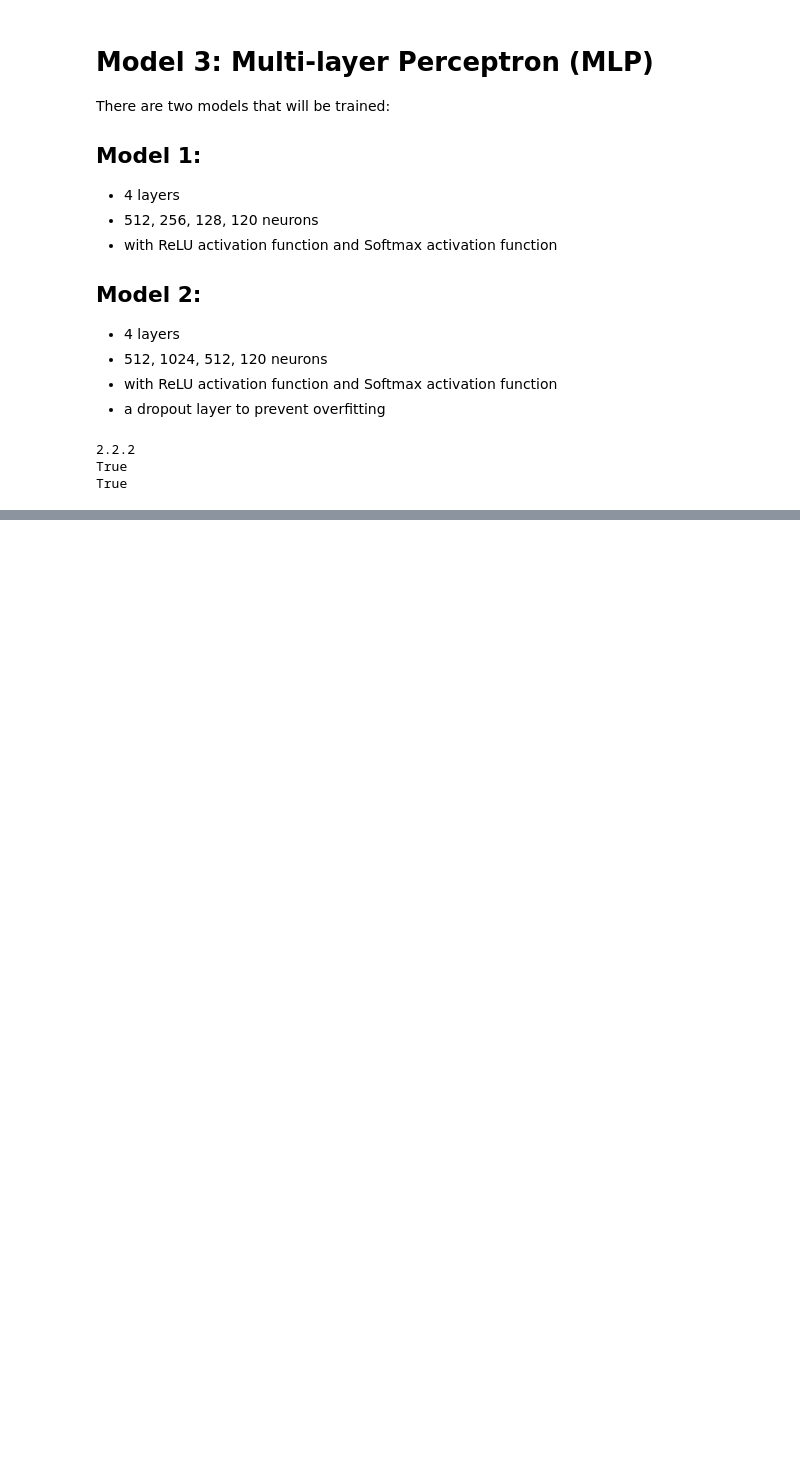
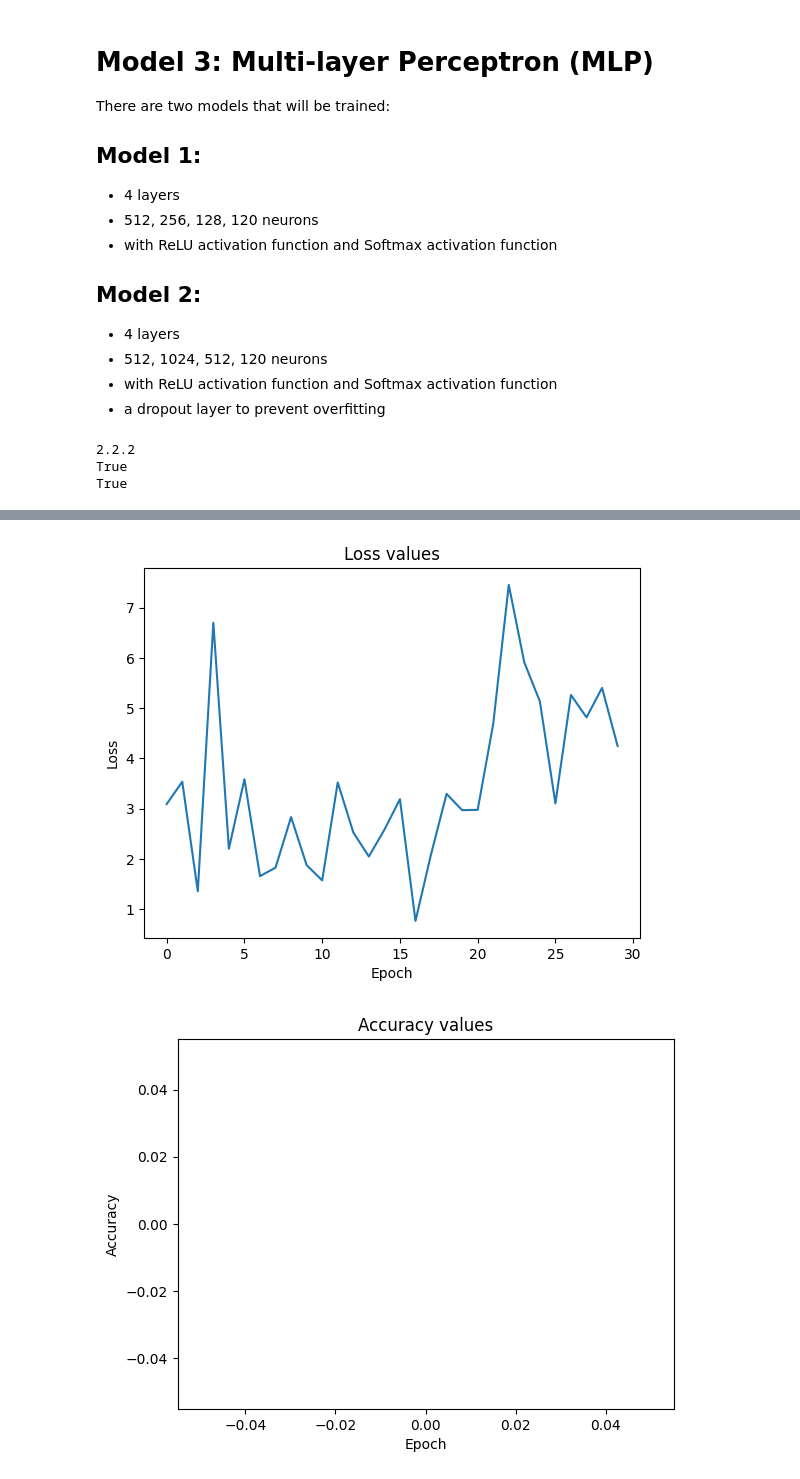
Before and after one commit to realtomkwok/info911-project, a Jupyter notebook: mlp.ipynb, the cells around one changed output, grey strips where cells are left out. Cells and saved outputs as stored; diff of their text form; code cells hidden in the pictures; blank space fills up the shorter version.

```diff
--- a/mlp.ipynb
+++ b/mlp.ipynb
@@ -417,7 +408,7 @@ import matplotlib.pyplot as plt
 
 loss_values = []
 
-def create_loss_chart(loss_values):
+def create_charts():
     plt.plot(loss_values)
     plt.xlabel('Epoch')
     plt.locator_params(axis='x', nbins=10)
@@ -474,7 +466,0 @@ Epoch 20, Loss: 1.393587589263916
-# %%
-# Train the model
-train_model(2, train_loader, 10)
-# Visualize the loss values
-create_loss_chart(loss_values)
-
-#TODO: Evaluate the model on the validation set
@@ -501,0 +511,18 @@ Epoch 10, Loss: 1.8614383935928345
+# %%
+# Full-feature
+# Create an instance of the model, and define the loss function and optimizer
+model = MLP2(512)
+
+# Train the model
+train_model(train_loader, 10)
+
+# Visualize the loss values
+create_charts()
+
+# Evaluate the model on the validation set
+avg_loss, avg_accuracy = evaluate_model(model, valid_loader)
+print(f"Validation Loss: {avg_loss}, Validation Accuracy: {avg_accuracy}")
+
+# Save the model for validation and future use
+torch.save(model.state_dict(), "model_pca.pth")
+# %% [output]
@@ -501,0 +549,2 @@ Epoch 10, Loss: 1.8614383935928345
+[figure, added]
+[figure, added]
```
Also changed, not shown: parts of 10 cells of this notebook.
